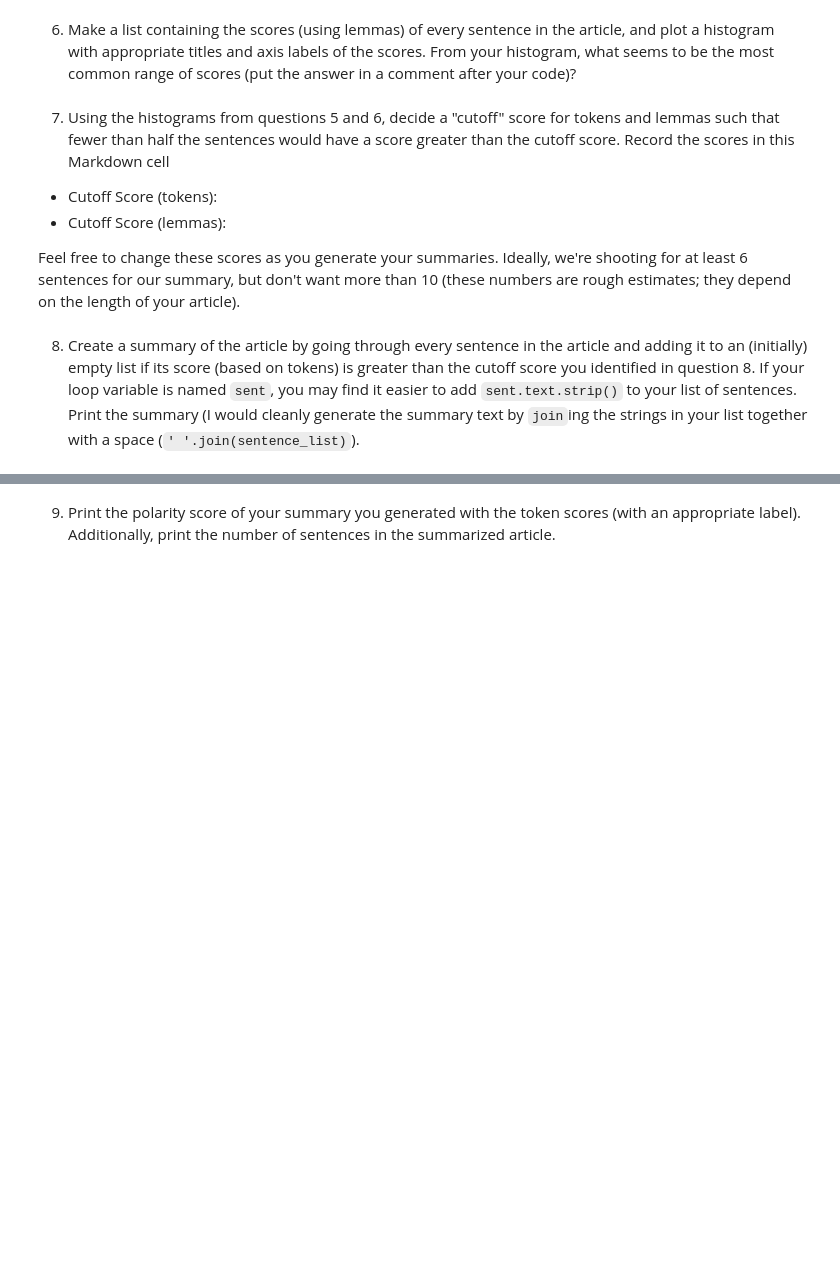
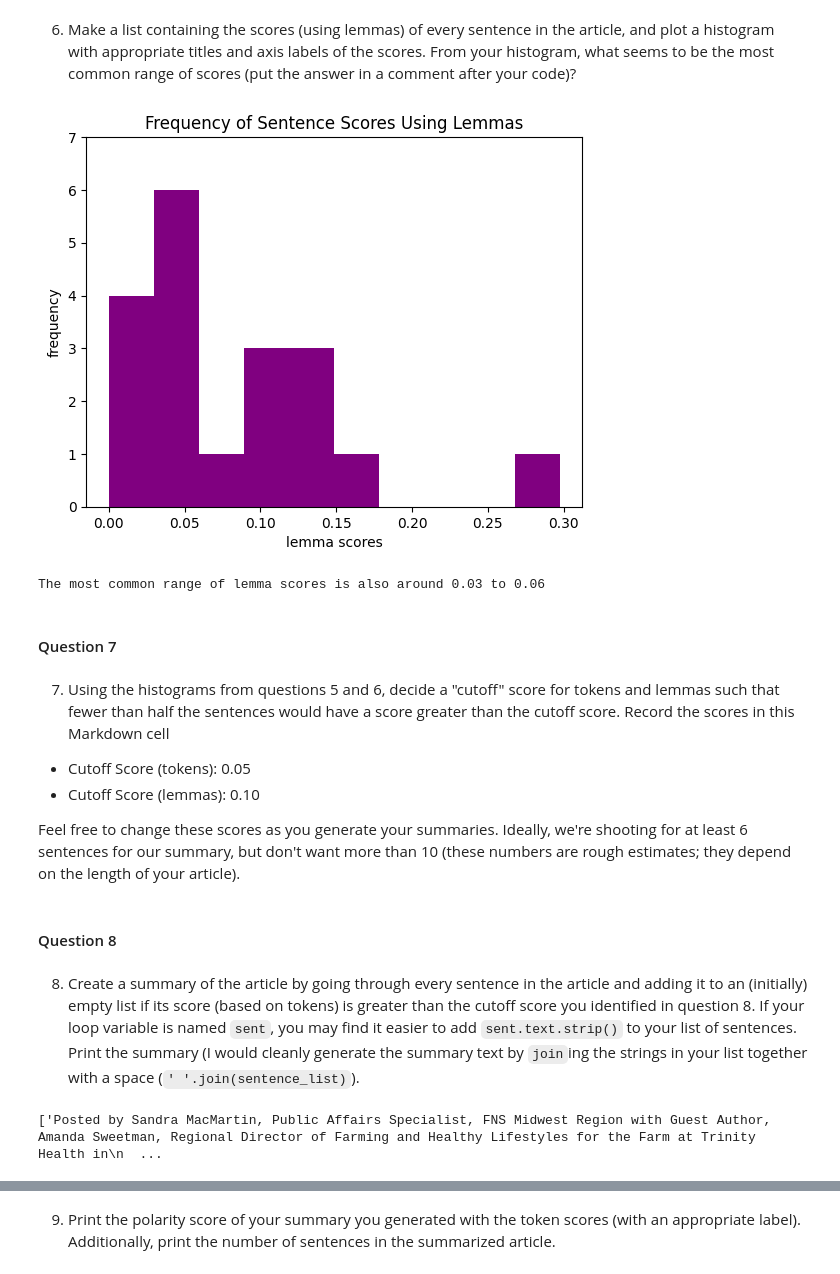
Before and after one commit to DesireeEDU/Final-Project-Web-Mining-and-NLP, a Jupyter notebook: article-summarizer.ipynb, the cells around one changed output, grey strips where cells are left out. Cells and saved outputs as stored; diff of their text form; code cells hidden in the pictures; blank space fills up the shorter version.

```diff
--- a/article-summarizer.ipynb
+++ b/article-summarizer.ipynb
@@ -72,11 +172,58 @@ soup = BeautifulSoup(response.text, parser)
 # %% [markdown]
 6. Make a list containing the scores (using lemmas) of every sentence in the article, and plot a histogram with appropriate titles and axis labels of the scores.  From your histogram, what seems to be the most common range of scores (put the answer in a comment after your code)?
+# %%
+sentences = list(doc.sents)
+
+interesting_lemmas = set()
+for lemma, freq in lemma_freq.most_common(5):
+    interesting_lemmas.add(lemma)
+
+def score_sentence_by_lemma(sentence, interesting_lemmas):
+    lemma_count = 0
+    for lemma in sentence:
+        if lemma.lemma_.lower() in interesting_lemmas:
+            lemma_count += 1
+    sentence_count = 0
+    for token in sentence:
+        if not (token.is_space or token.is_punct):
+            sentence_count += 1
+
+    return lemma_count / sentence_count
+
+lemma_list = []
+for i in range (0, len(sentences)):
+   lemma_list.append(score_sentence_by_lemma(sentences[i], interesting_lemmas))
+plt.hist(lemma_list, color = "purple")
+plt.title("Frequency of Sentence Scores Using Lemmas")
+plt.xlabel("lemma scores")
+# plt.xticks(np.arange(0,.25,.250))
+plt.yticks(np.arange(0,8,1))
+plt.ylabel("frequency")
+plt.show()
+
+print("The most common range of lemma scores is also around 0.03 to 0.06")
+# %% [output]
+[figure, added]
+The most common range of lemma scores is also around 0.03 to 0.06
+# %% [markdown]
+#### Question 7
 # %% [markdown]
 7. Using the histograms from questions 5 and 6, decide a "cutoff" score for tokens and lemmas such that fewer than half the sentences would have a score greater than the cutoff score.  Record the scores in this Markdown cell
 
-* Cutoff Score (tokens):
-* Cutoff Score (lemmas):
+* Cutoff Score (tokens): 0.05
+* Cutoff Score (lemmas): 0.10
 
 Feel free to change these scores as you generate your summaries.  Ideally, we're shooting for at least 6 sentences for our summary, but don't want more than 10 (these numbers are rough estimates; they depend on the length of your article).
+# %% [markdown]
+#### Question 8
 # %% [markdown]
 8. Create a summary of the article by going through every sentence in the article and adding it to an (initially) empty list if its score (based on tokens) is greater than the cutoff score you identified in question 8.  If your loop variable is named `sent`, you may find it easier to add `sent.text.strip()` to your list of sentences.  Print the summary (I would cleanly generate the summary text by `join`ing the strings in your list together with a space (`' '.join(sentence_list)`).
+# %%
+token_summary = []
+for sentence in sentences:
+    if score_sentence_by_token(sentence, interesting_tokens) >= 0.05:
+        token_summary.append(sentence.text.strip())
+#print(f"The number of sentences in the summary that are greater than the cutoff score of 0.05 is {len(article_summary)}")
+print(token_summary)
+# %% [output]
+['Posted by Sandra MacMartin, Public Affairs Specialist, FNS Midwest Region with Guest Author, Amanda Sweetman, Regional Director of Farming and Healthy Lifestyles for the Farm at Trinity Health in\n  ...
```
Also changed, not shown: parts of 22 cells of this notebook, 4 other files.
